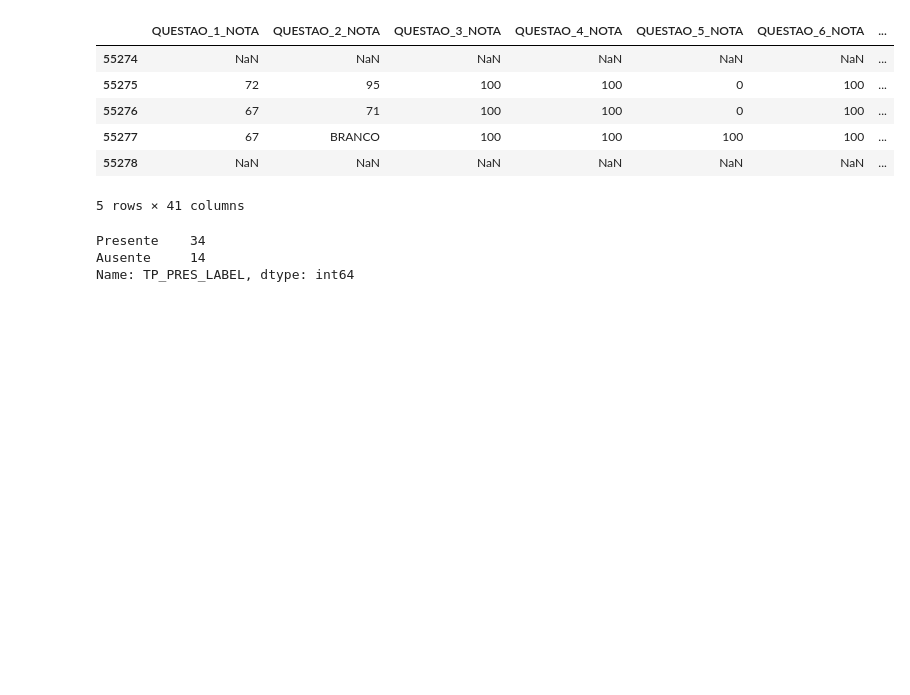
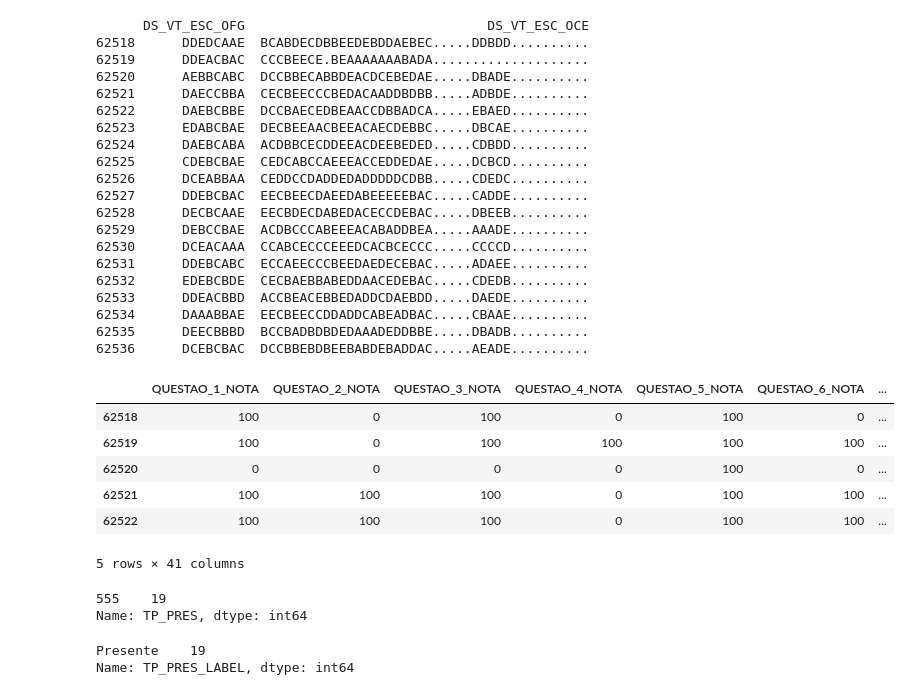
Before and after one commit to renan-cunha/KDD-Enade-Computing, a Jupyter notebook: new_main.ipynb, the cells around one changed output. Drawn from its saved outputs; the diff is of its cells as text; code cells hidden in the pictures; blank space fills up the shorter version.

```diff
--- a/new_main.ipynb
+++ b/new_main.ipynb
@@ -36,21 +38,45 @@ array(['Algoritmos e estruturas de dados',
 # %%
-enade_2017_df = get_processed_enade_2014_2017("data/enade/enade2017/3.DADOS/MICRODADOS_ENADE_2017.txt")
+enade_2017_df = get_processed_enade_2011(f"data/enade/enade{year}/3.DADOS/MICRODADOS_ENADE_{year}.txt")
 enade_2017_df.head()
 # %% [output]
+      DS_VT_ESC_OFG                               DS_VT_ESC_OCE
+62518      DDEDCAAE  BCABDECDBBEEDEBDDAEBEC.....DDBDD..........
+62519      DDEACBAC  CCCBEECE.BEAAAAAAABADA....................
+62520      AEBBCABC  DCCBBECABBDEACDCEBEDAE.....DBADE..........
+62521      DAECCBBA  CECBEECCCBEDACAADDBDBB.....ADBDE..........
+62522      DAEBCBBE  DCCBAECEDBEAACCDBBADCA.....EBAED..........
+62523      EDABCBAE  DECBEEAACBEEACAECDEBBC.....DBCAE..........
+62524      DAEBCABA  ACDBBCECDDEEACDEEBEDED.....CDBDD..........
+62525      CDEBCBAE  CEDCABCCAEEEACCEDDEDAE.....DCBCD..........
+62526      DCEABBAA  CEDDCCDADDEDADDDDDCDBB.....CDEDC..........
+62527      DDEBCBAC  EECBEECDAEEDABEEEEEBAC.....CADDE..........
+62528      DECBCAAE  EECBDECDABEDACECCDEBAC.....DBEEB..........
+62529      DEBCCBAE  ACDBCCCABEEEACABADDBEA.....AAADE..........
+62530      DCEACAAA  CCABCECCCEEEDCACBCECCC.....CCCCD..........
+62531      DDEBCABC  ECCAEECCCBEEDAEDECEBAC.....ADAEE..........
+62532      EDEBCBDE  CECBAEBBABEDDAACEDEBAC.....CDEDB..........
+62533      DDEACBBD  ACCBEACEBBEDADDCDAEBDD.....DAEDE..........
+62534      DAAABBAE  EECBEECCDDADDCABEADBAC.....CBAAE..........
+62535      DEECBBBD  BCCBADBDBDEDAAADEDDBBE.....DBADB..........
+62536      DCEBCBAC  DCCBBEBDBEEBABDEBADDAC.....AEADE..........
 |  | QUESTAO_1_NOTA | QUESTAO_2_NOTA | QUESTAO_3_NOTA | QUESTAO_4_NOTA | QUESTAO_5_NOTA | QUESTAO_6_NOTA | ... |
-| 55274 | NaN | NaN | NaN | NaN | NaN | NaN | ... |
-| 55275 | 72 | 95 | 100 | 100 | 0 | 100 | ... |
-| 55276 | 67 | 71 | 100 | 100 | 0 | 100 | ... |
-| 55277 | 67 | BRANCO | 100 | 100 | 100 | 100 | ... |
-| 55278 | NaN | NaN | NaN | NaN | NaN | NaN | ... |
+| 62518 | 100 | 0 | 100 | 0 | 100 | 0 | ... |
+| 62519 | 100 | 0 | 100 | 100 | 100 | 100 | ... |
+| 62520 | 0 | 0 | 0 | 0 | 100 | 0 | ... |
+| 62521 | 100 | 100 | 100 | 0 | 100 | 100 | ... |
+| 62522 | 100 | 100 | 100 | 0 | 100 | 100 | ... |
-5 rows × 41 columns
+5 rows × 41 columns
+# %%
+enade_2017_df["TP_PRES"].value_counts()
+# %% [output]
+555    19
+Name: TP_PRES, dtype: int64
 # %%
 new_mapping = enade_2017_df["TP_PRES"].map({222:"Ausente", 555:"Presente"}).values
 enade_2017_df.loc[:, "TP_PRES_LABEL"] = new_mapping
 enade_2017_df["TP_PRES_LABEL"].value_counts()
 # %% [output]
-Presente    34
-Ausente     14
+Presente    19
 Name: TP_PRES_LABEL, dtype: int64
 # %%
 enade_2017_df = enade_2017_df.loc[enade_2017_df["TP_PRES_LABEL"] == "Presente"]
```
Also changed, not shown: parts of 9 cells of this notebook, 3 other files.
